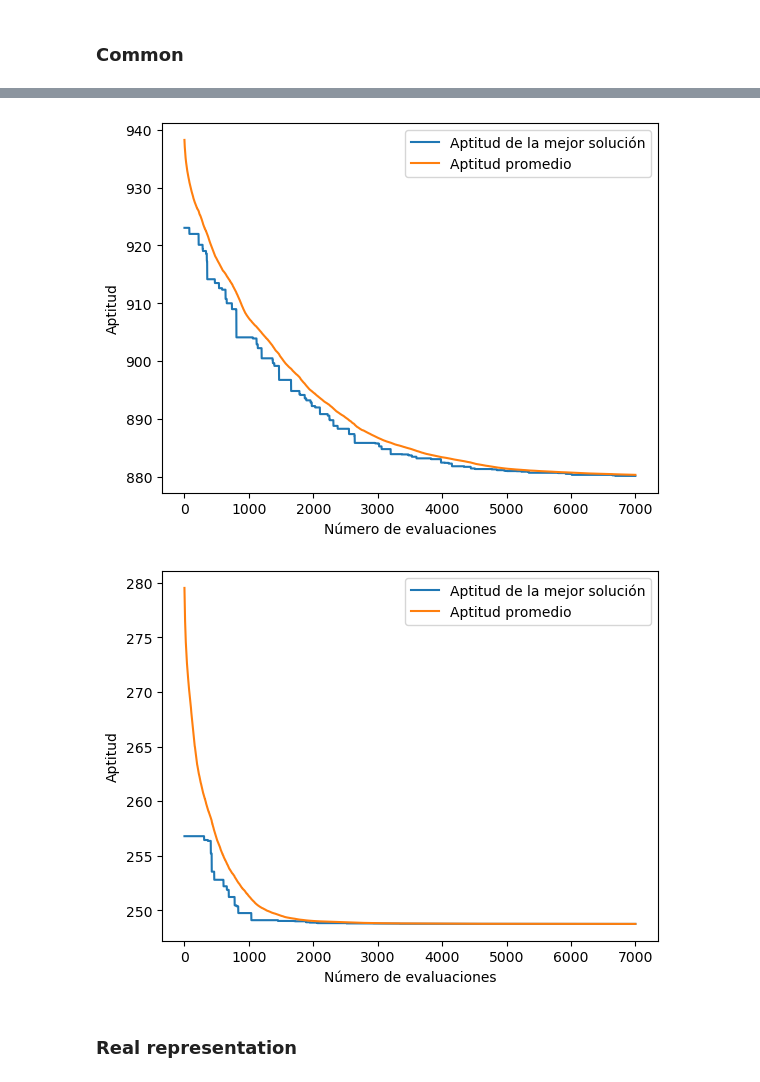
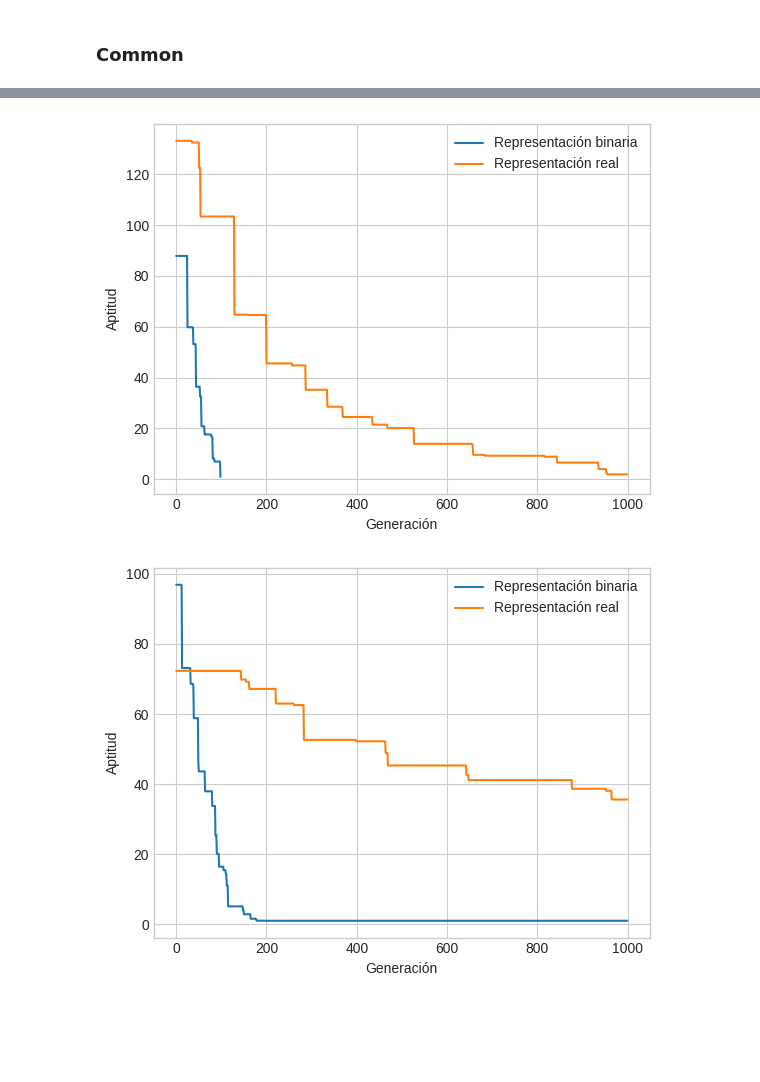
Before and after one commit to JHermosillaD/evolutionary_computation, a Jupyter notebook: JesusT3Codigo.ipynb, the cells around one changed output, grey strips where cells are left out. Saved outputs shown, nothing was run; the diff lists cells and outputs as text; code cells hidden in the pictures; blank space fills up the shorter version.

```diff
--- a/JesusT3Codigo.ipynb
+++ b/JesusT3Codigo.ipynb
@@ -8,7 +84,10 @@ import math
 '''Parámetros de entrada
 '''
 ppl_size = 100 #int(input("Tamaño de la población: "))
-generations = 7000 #int(input("Número de generaciones: "))
+generations = 1000 #int(input("Número de generaciones: "))
 p_crossover = 1.0 #float(input("Porcentaje de cruza: "))
-p_mutation = 0.5 #float(input("Porcentaje de mutación: "))
+p_mutation = 0.25 #float(input("Porcentaje de mutación: "))
+
+max_evals = ppl_size*generations
+uncertainty = 1.0
 # %% [markdown]
@@ -61,9 +154,11 @@ def binaryMutation(solution):
 # %%
 def generateRealSolution(case):
     if (case == 1):
-        return np.random.uniform(-10,10,10)
+        sol_1 = np.random.uniform(-10,10,10)
+        return np.round(sol_1, decimals=3)
     if (case == 2):
-        return np.random.uniform(-5.12,5.12,10)
+        sol_2 = np.random.uniform(-5.12,5.12,10)
+        return np.round(sol_2, decimals=3)
 
 def deterministicTournament(population, apptitudes):
     indx_lst = random.sample(range(0, ppl_size), 4)
@@ -90,23 +185,23 @@ def realCrossover(good_solution,bad_solution,alpha,beta):
             Ls = good_solution[i] + alpha*I
         h_i = np.random.uniform(Li,Ls)
         H.append(h_i)
-    return np.array(H)
+    son = np.array(H)
+    return np.round(son, decimals=3)
 
 def realMutation(solution, case):
     if (case ==1):
         Linf = -10
         Lsup = 10
-        L = 15
     if (case ==2):
         Linf = -5.12
         Lsup = 5.12
-        L = 14
     index = random.randint(1, solution.size-1)
     solution[index] = np.random.uniform(Linf,Lsup,1)[0]
-    return solution
+    return np.round(solution, decimals=3)
 # %% [markdown]
 ### Common
 # %%
+@jit(target_backend='cuda')
 def decodeBin2Real(binSolution, case):
     if (case ==1):
         Linf = -10
@@ -132,14 +227,17 @@ def decodeBin2Real(binSolution, case):
         split_indx += 1
     return np.array(RealSolution)
 
+@jit(target_backend='cuda')
 def fitness(x, case, isBin = False):
     if (isBin == True):
         x = decodeBin2Real(x,case)
     if (case == 1):
-        return np.sum(x**2)
+        fit = np.sum(x**2)
     if (case == 2):
-        return 10*10 + np.sum(x**2 - 10*np.cos(2*np.pi*x))
+        fit = 10*10 + np.sum(x**2 - 10*np.cos(2*np.pi*x))
+    return np.round(fit, decimals=3)
 
+@jit(target_backend='cuda')
 def generatePopulation(size, case, isBin):
     population = []
     apptitudes = []
@@ -148,6 +246,7 @@ def generatePopulation(size, case, isBin):
             solution = generateBinarySolution(case)
         else:
             solution = generateRealSolution(case)
+            solution = np.round(solution, decimals=3)
         apptitude = fitness(solution,case,isBin)
         apptitudes.append((index,apptitude))
         population.append(solution)
@@ -210,26 +483,26 @@ def executeBinaryRepresentation(c):
 # %%
-bbest_appt_1, avg_appt_1 = executeBinaryRepresentation(1)
+plt.plot(bbest_appt_1, label='Representación binaria')
+#plt.plot(avg_appt_1, label='Aptitud promedio')
 
-plt.plot(bbest_appt_1, label='Aptitud de la mejor solución')
-plt.plot(avg_appt_1, label='Aptitud promedio')
+plt.plot(bbest_appt_3, label='Representación real')
+#plt.plot(avg_appt_3, label='Aptitud promedio')
 
-plt.xlabel("Número de evaluaciones")
+plt.xlabel("Generación")
 plt.ylabel("Aptitud")
 plt.legend()
 plt.show()
 # %% [output]
-[figure, old version]
+[figure, new version]
 # %%
-bbest_appt_2, avg_appt_2 = executeBinaryRepresentation(2)
+plt.plot(bbest_appt_2, label='Representación binaria')
+#plt.plot(avg_appt_2, label='Aptitud promedio')
 
-plt.plot(bbest_appt_2, label='Aptitud de la mejor solución')
-plt.plot(avg_appt_2, label='Aptitud promedio')
+plt.plot(bbest_appt_4, label='Representación real')
+#plt.plot(avg_appt_4, label='Aptitud promedio')
 
-plt.xlabel("Número de evaluaciones")
+plt.xlabel("Generación")
 plt.ylabel("Aptitud")
 plt.legend()
 plt.show()
 # %% [output]
-[figure, old version]
+[figure, new version]
-# %% [markdown]
-### Real representation
```
Also changed, not shown: parts of 28 cells of this notebook.
